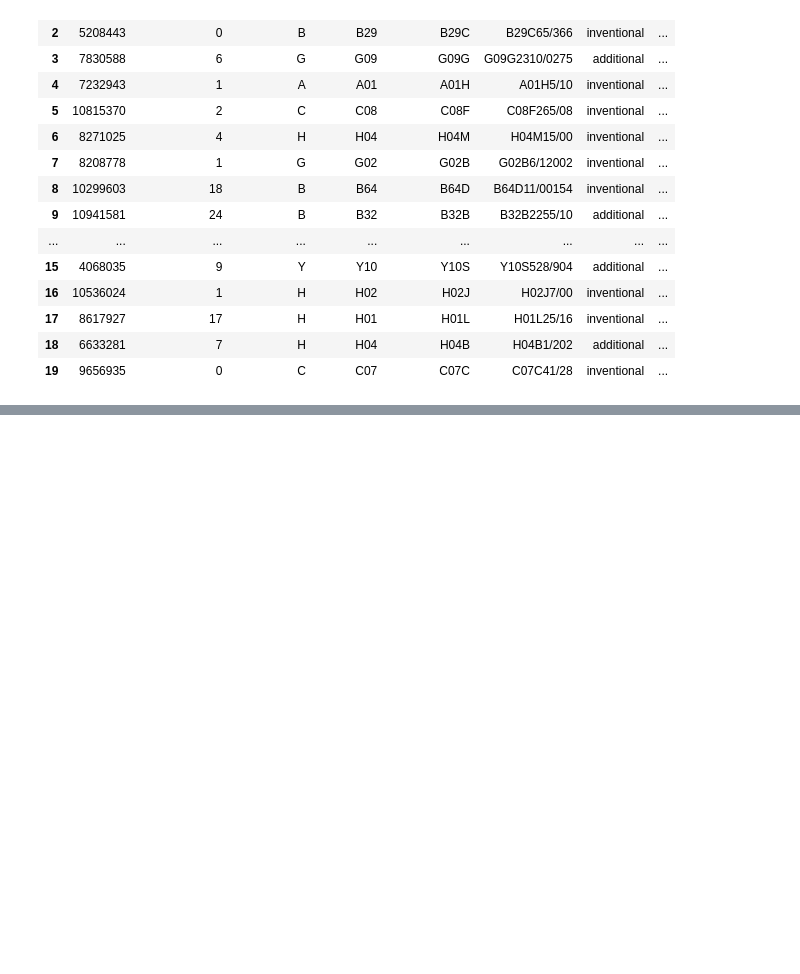
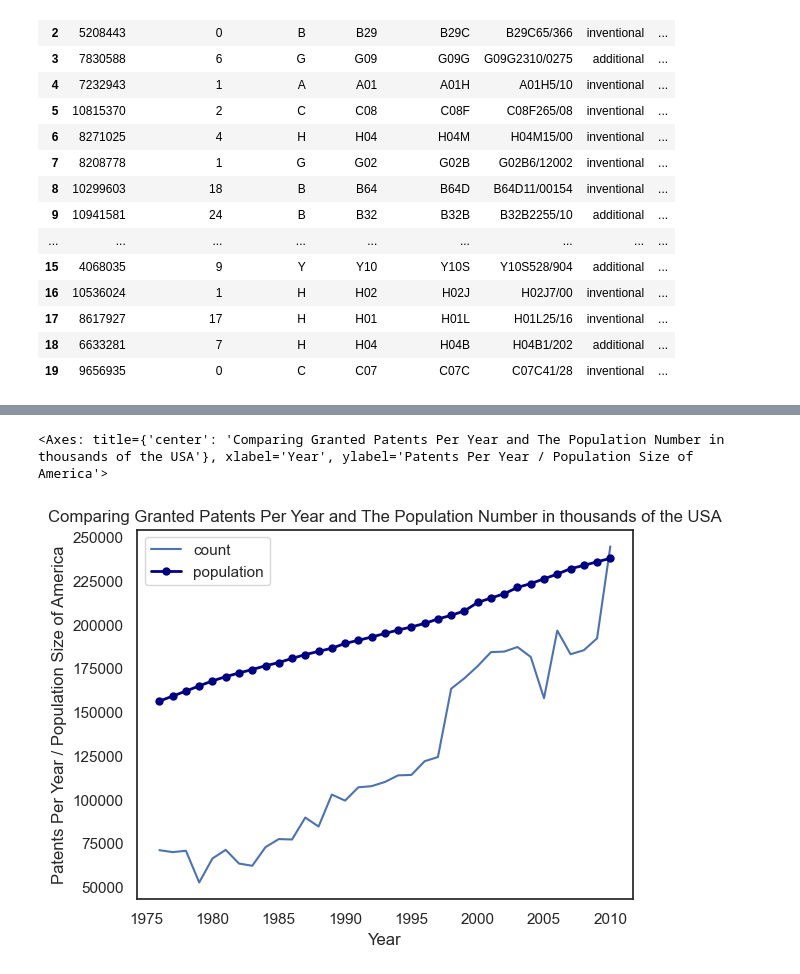
Before and after one commit to emoral435/JupyterPatents, a Jupyter notebook: UnemploymentandPatents.ipynb, the cells around one changed output, grey strips where cells are left out. Saved outputs shown, nothing was run; the diff lists cells and outputs as text; code cells hidden in the pictures; blank space fills up the shorter version.

```diff
--- a/UnemploymentandPatents.ipynb
+++ b/UnemploymentandPatents.ipynb
@@ -112,0 +108,16 @@ ppy
+# %%
+df_unemployment = pd.read_csv("aat1.csv", skiprows=range(1,37))
+df_unemployment.set_index('year', inplace=True)
+df_unemployment.drop(inplace=True, columns=df_unemployment.columns[1:])
+ppy = df_patent.groupby([df_patent['patent_date'].dt.year.rename('year')]).agg({'count'}).iloc[:-12]
+ppy.drop(inplace=True, columns=ppy.columns[:-1])
+ppy['filename']['count'] = ppy['filename']['count'].astype(int)
+ppy['filename']['count'].div(1000)
+ppy = ppy['filename']
+ax = ppy.plot()
+ax = df_unemployment.plot(ax=ax, lw=2, colormap='jet', marker='.', markersize=10, title='Comparing Granted Patents Per Year and The Population Number in thousands of the USA')
+ax.set(xlabel="Year", ylabel="Patents Per Year / Population Size of America")
+ax
+# %% [output]
+<Axes: title={'center': 'Comparing Granted Patents Per Year and The Population Number in thousands of the USA'}, xlabel='Year', ylabel='Patents Per Year / Population Size of America'>
+[figure, added]
```
Also changed, not shown: parts of 3 cells of this notebook, 1 other file.
